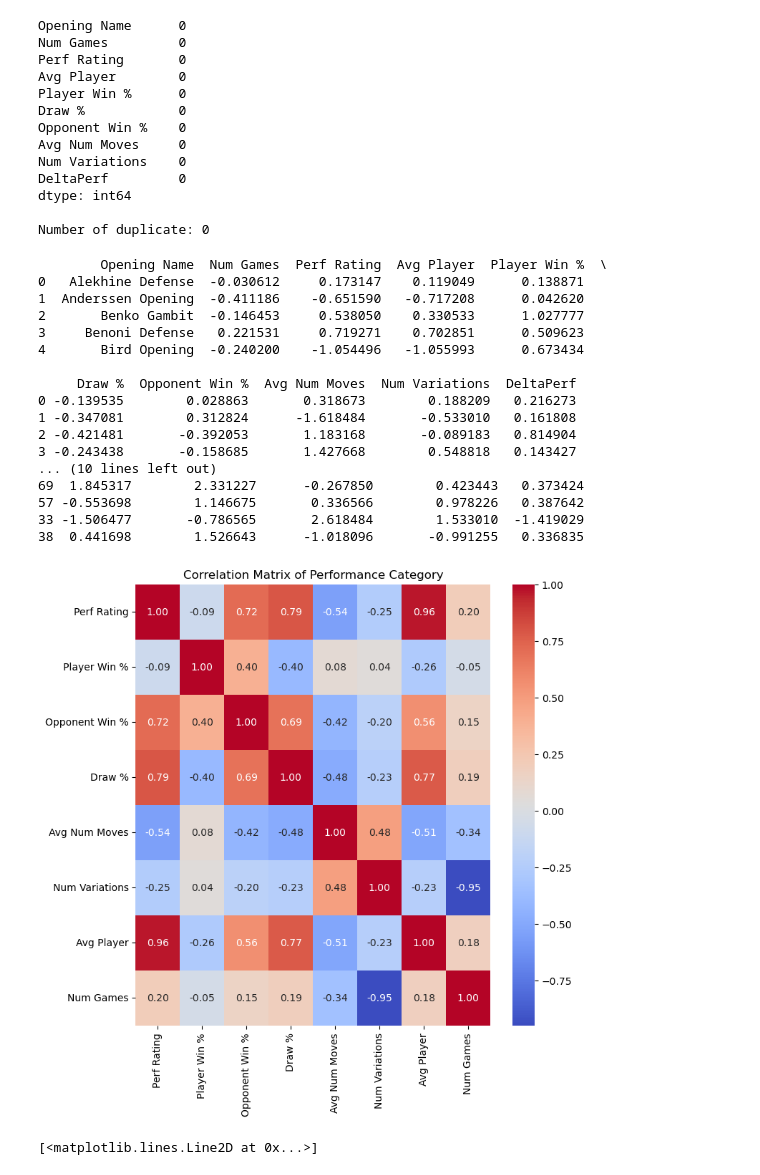
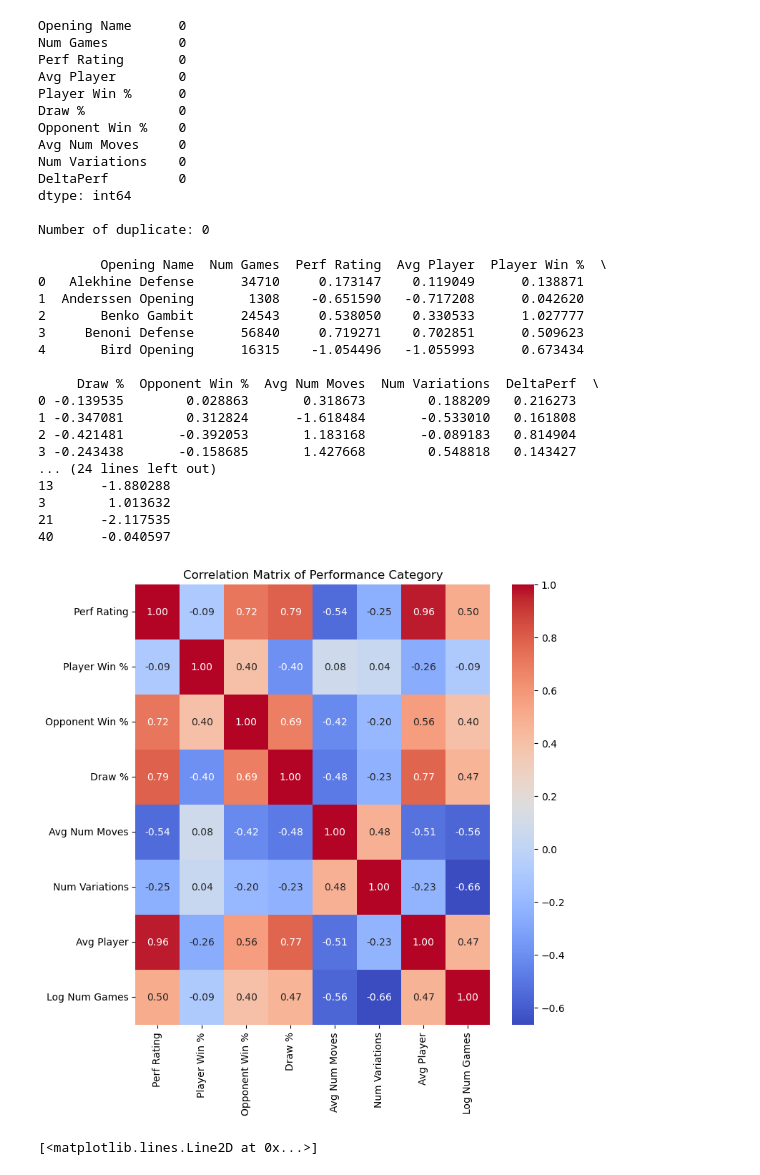
Before and after one commit to alexandredesbos/DAV-CA1, a Jupyter notebook: main.ipynb, the cells around one changed output. Drawn from its saved outputs; the diff is of its cells as text; code cells hidden in the pictures.

```diff
--- a/main.ipynb
+++ b/main.ipynb
@@ -162,10 +170,15 @@ dtype: int64
 Number of duplicate: 0
 # %%
 from sklearn.preprocessing import StandardScaler
+import numpy as np
+
 # Normalize the data
 
+# Assuming df is your DataFrame and 'Num Games' is your column of interest
+data['Log Num Games'] = np.log1p(data['Num Games'])  # log1p function handles zero values by log(1+x)
+
 # List of columns to normalize
-columns_to_normalize = ['Perf Rating', 'Player Win %', 'Num Games','Avg Player' , 'Opponent Win %', 'Draw %', 'Avg Num Moves', 'Num Variations', 'DeltaPerf']
+columns_to_normalize = ['Perf Rating', 'Player Win %', 'Log Num Games','Avg Player' , 'Opponent Win %', 'Draw %', 'Avg Num Moves', 'Num Variations', 'DeltaPerf']
 
 # Apply Min-Max scaling
 # for column in columns_to_normalize:
@@ -197,41 +210,41 @@ data.to_csv('archive/normalized_data.csv', index=False)
 data = pd.read_csv('archive/normalized_data.csv')
 # %% [output]
         Opening Name  Num Games  Perf Rating  Avg Player  Player Win %  \
-0   Alekhine Defense  -0.030612     0.173147    0.119049      0.138871
-1  Anderssen Opening  -0.411186    -0.651590   -0.717208      0.042620
-2       Benko Gambit  -0.146453     0.538050    0.330533      1.027777
-3     Benoni Defense   0.221531     0.719271    0.702851      0.509623
-4       Bird Opening  -0.240200    -1.054496   -1.055993      0.673434
+0   Alekhine Defense      34710     0.173147    0.119049      0.138871
+1  Anderssen Opening       1308    -0.651590   -0.717208      0.042620
+2       Benko Gambit      24543     0.538050    0.330533      1.027777
+3     Benoni Defense      56840     0.719271    0.702851      0.509623
+4       Bird Opening      16315    -1.054496   -1.055993      0.673434
 
-     Draw %  Opponent Win %  Avg Num Moves  Num Variations  DeltaPerf
+     Draw %  Opponent Win %  Avg Num Moves  Num Variations  DeltaPerf  \
 0 -0.139535        0.028863       0.318673        0.188209   0.216273
 1 -0.347081        0.312824      -1.618484       -0.533010   0.161808
 2 -0.421481       -0.392053       1.183168       -0.089183   0.814904
 3 -0.243438       -0.158685       1.427668        0.548818   0.143427
-... (10 lines left out)
-69  1.845317        2.331227      -0.267850        0.423443   0.373424
-57 -0.553698        1.146675       0.336566        0.978226   0.387642
-33 -1.506477       -0.786565       2.618484        1.533010  -1.419029
-38  0.441698        1.526643      -1.018096       -0.991255   0.336835
+... (24 lines left out)
+13      -1.880288
+3        1.013632
+21      -2.117535
+40      -0.040597
 # %%
 # scatter plot on the variables from the performance category
 
 import seaborn as sns
 import matplotlib.pyplot as plt
 
 # Select the normalized columns
-normalizes_data = data[['Perf Rating', 'Player Win %', 'Opponent Win %', 'Draw %', 'Avg Num Moves', 'Num Variations', 'Avg Player', 'Num Games']]
+normalizes_data = data[['Perf Rating', 'Player Win %', 'Opponent Win %', 'Draw %', 'Avg Num Moves', 'Num Variations', 'Avg Player', 'Log Num Games']]
 
 # Calculate the correlation matrix
 corr_matrix = normalizes_data.corr()
 
 # Plot the heatmap
 plt.figure(figsize=(8,8))
 sns.heatmap(corr_matrix, annot=True, cmap='coolwarm', fmt=".2f")
 plt.title('Correlation Matrix of Performance Category')
 plt.show()
 # %% [output]
-[figure, old version]
+[figure, new version]
 # %%
 import numpy as np
 
```
Also changed, not shown: parts of 19 cells of this notebook, 4 other files.
